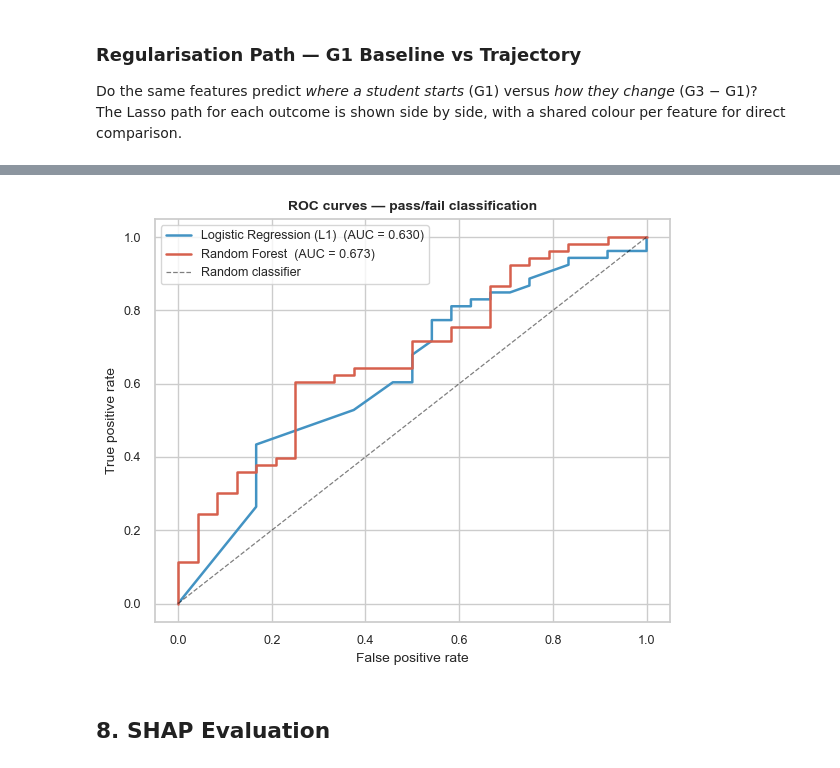
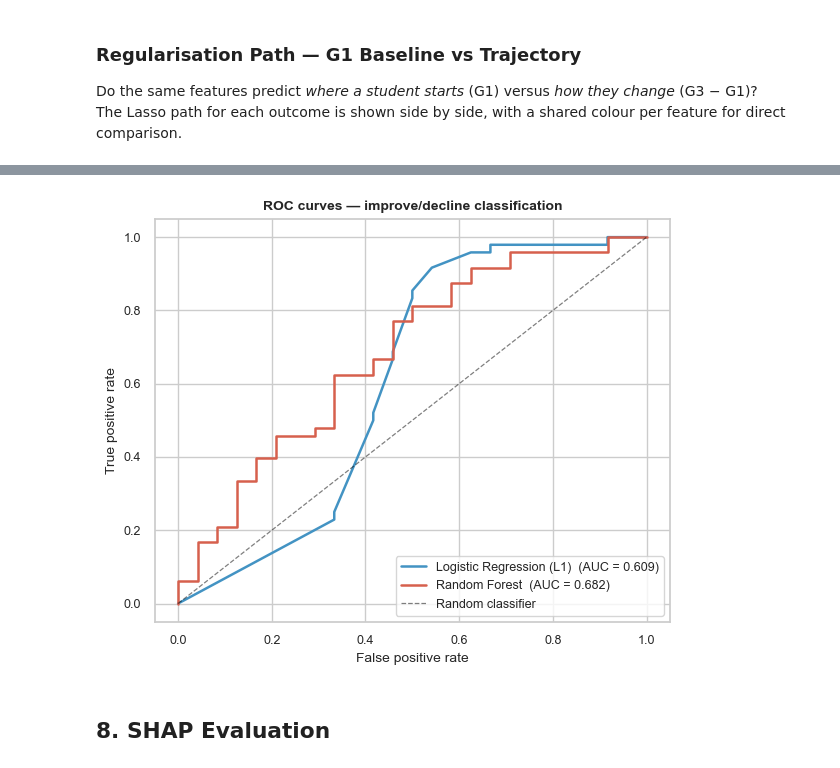
Before and after one commit to JacobSchwandt03/phoebe, a Jupyter notebook: analysis.ipynb, the cells around one changed output, grey strips where cells are left out. Drawn from its saved outputs; the diff is of its cells as text; code cells hidden in the pictures.

```diff
--- a/analysis.ipynb
+++ b/analysis.ipynb
@@ -99,7 +100,9 @@ Portuguese: no missing values
 fig, ax = plt.subplots(figsize=(6, 4))
 
 for grade, color in zip(["G1", "G2", "G3"], ["steelblue", "orange", "green"]):
-    sns.kdeplot(mat[grade], ax=ax, fill=True, alpha=0.3, color=color, label=grade)
+    sns.kdeplot(
+        mat[grade], ax=ax, fill=True, alpha=0.3, color=color, clip=(0, 20), label=grade
+    )
 ax.set(title="Math", xlabel="grade", ylabel="density")
 ax.legend()
 
@@ -114,11 +116,11 @@ plots above use the full sample (n = 395).
 # %%
-# Filter out dropout students (G3 = 0 and G2 = 0 — mid-year withdrawals, not genuine zeros)
-mat_filtered = mat[~((mat["G3"] == 0) & (mat["G2"] == 0))].copy()
+# Filter out all students with G3=0 — includes both mid-year dropouts (G2=0)
+# and end-of-year withdrawals (G2>0). Both produce artificial trajectories.
+mat_filtered = mat[mat["G3"] != 0].copy()
 mat_filtered = mat_filtered.drop(columns=["residual"], errors="ignore")
 
-por_filtered = por[~((por["G3"] == 0) & (por["G2"] == 0))].copy()
+por_filtered = por[por["G3"] != 0].copy()
 por_filtered = por_filtered.drop(columns=["residual"], errors="ignore")
-
 
 print(f"Math:       {len(mat)} → {len(mat_filtered)} students after filtering")
 print(f"Portuguese: {len(por)} → {len(por_filtered)} students after filtering")
@@ -1067,10 +1139,11 @@ Reframe problem as binary classification problem: can demographic and lifestyle
 # %%
 # Binary target
+mat_filtered = mat_filtered.drop(columns=["trajectory"], errors="ignore")
 X, _, _ = prepare_features(mat_filtered)
-y_pass = (mat_filtered["G3"] >= 10).astype(int)
+y_pass = (mat_filtered["G3"] - mat_filtered["G1"] >= 0).astype(int)
 
 print(
-    f"Class balance — Fail: {(y_pass == 0).sum()}  Pass: {(y_pass == 1).sum()}"
-    f"  ({y_pass.mean() * 100:.1f}% pass rate)"
+    f"Class balance — Decline: {(y_pass == 0).sum()}  Improve: {(y_pass == 1).sum()}"
+    f"  ({y_pass.mean() * 100:.1f}% improve rate)"
 )
 # %% [output]
@@ -1201,32 +1273,34 @@ Non-zero coefficients (2 of 13):
 # %%
 fig, ax = plt.subplots(figsize=(6, 5))
 
 for label, gs, color in [
     ("Logistic Regression (L1)", logit_gs, "#4393c3"),
     ("Random Forest", rf_gs, "#d6604d"),
 ]:
     best = gs.best_estimator_
     y_prob = best.predict_proba(X_test_scaled)[:, 1]
     fpr, tpr, _ = roc_curve(y_test, y_prob)
     auc = roc_auc_score(y_test, y_prob)
     ax.plot(fpr, tpr, color=color, lw=1.8, label=f"{label}  (AUC = {auc:.3f})")
 
 ax.plot(
     [0, 1], [0, 1], color="black", lw=0.9, ls="--", alpha=0.5, label="Random classifier"
 )
 ax.set_xlabel("False positive rate", fontsize=10)
 ax.set_ylabel("True positive rate", fontsize=10)
-ax.set_title("ROC curves — pass/fail classification", fontsize=10, fontweight="bold")
+ax.set_title(
+    "ROC curves — improve/decline classification", fontsize=10, fontweight="bold"
+)
 ax.legend(fontsize=9)
 ax.tick_params(labelsize=9)
 
 plt.tight_layout()
 fig_path = Path(".") / "figures" / "roc_curves.png"
 fig_path.parent.mkdir(exist_ok=True)
 plt.savefig(fig_path, dpi=150, bbox_inches="tight")
 plt.show()
 # %% [output]
-[figure, old version]
+[figure, new version]
 # %% [markdown]
 ## 8. SHAP Evaluation
 # %%
```
Also changed, not shown: parts of 33 cells of this notebook, 2 other files.
